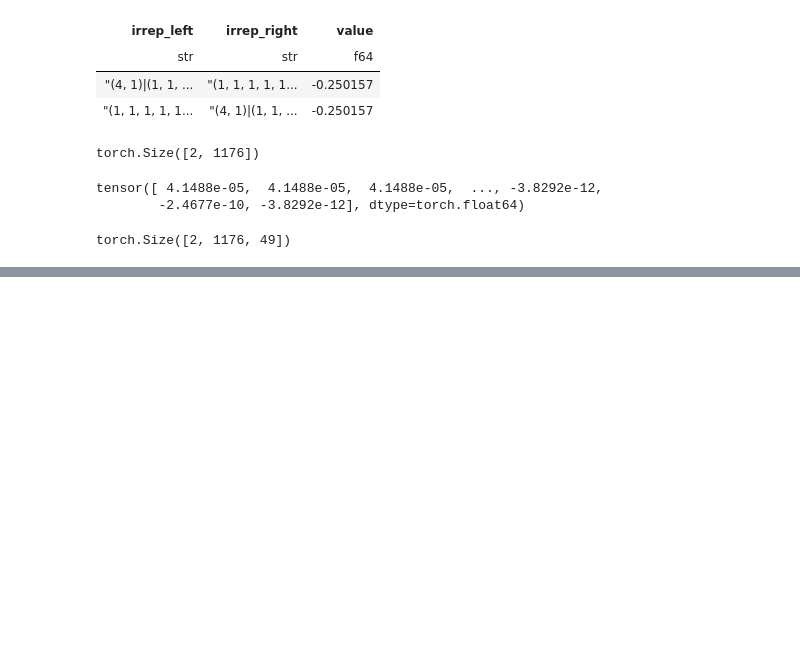
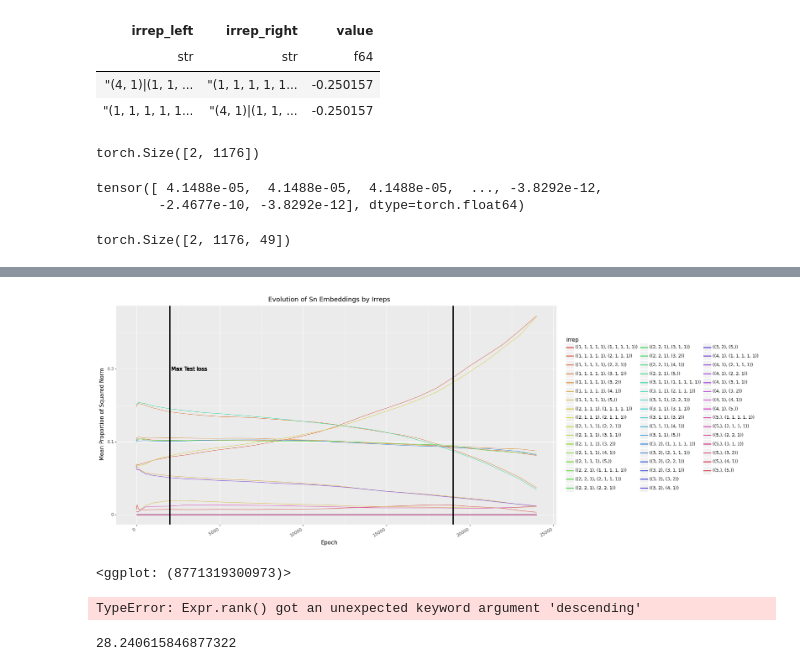
Before and after one commit to dashstander/sn-grok, a Jupyter notebook: power_analysis.ipynb, the cells around one changed output, grey strips where cells are left out. Drawn from its saved outputs; the diff is of its cells as text; code cells hidden in the pictures; blank space fills up the shorter version.

```diff
--- a/power_analysis.ipynb
+++ b/power_analysis.ipynb
@@ -317,0 +586,16 @@ torch.Size([2, 1176, 49])
+# %%
+(
+        ggplot(data, aes(x='epoch', color='irrep'))
+        + geom_line(aes(y='mean_power'))
+        #+ scale_x_log10()
+        #+ geom_ribbon(aes(ymin='q25', ymax='q75', fill='irrep'), alpha=0.5)
+
+        + theme(axis_text_x=element_text(rotation=30, hjust=1), figure_size=(16, 8))
+        + xlab('Epoch') + ylab('Mean Proportion of Squared Norm')
+        + geom_vline(xintercept=[2000, 19000], size=1.5)
+        + geom_text(x=2100, y=0.2, color='black', label='Max Test loss', ha='left')
+        + ggtitle(f'Evolution of Sn Embeddings by Irreps')
+    )
+# %% [output]
+[figure, added]
+<ggplot: (8771319300973)>
@@ -317,0 +672,14 @@ torch.Size([2, 1176, 49])
+# %%
+df_groups = []
+
+for name, df in data.groupby(['epoch', 'layer']):
+    df_groups.append(df.with_columns(pl.col('mean_power').rank(descending=True).alias('rank')))
+
+ranked_df = pl.concat(df_groups)
+ranked_df = ranked_df.sort(['epoch', 'rank'])
+# %% [output]
+TypeError: Expr.rank() got an unexpected keyword argument 'descending'
+# %%
+data['loss'].max()
+# %% [output]
+28.240615846877322
```
Also changed, not shown: parts of 41 cells of this notebook, 2 other files.
